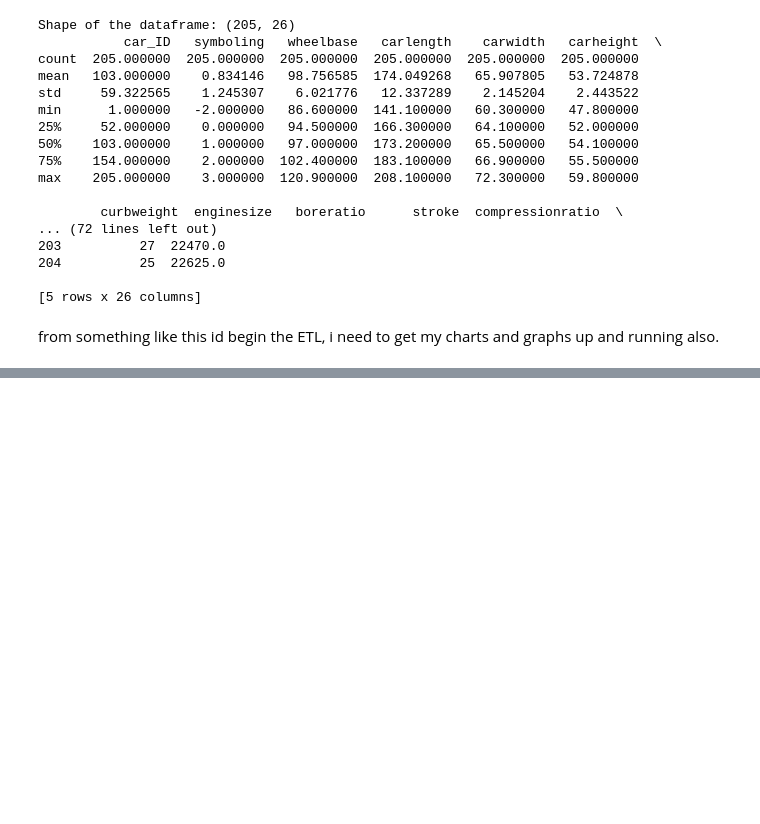
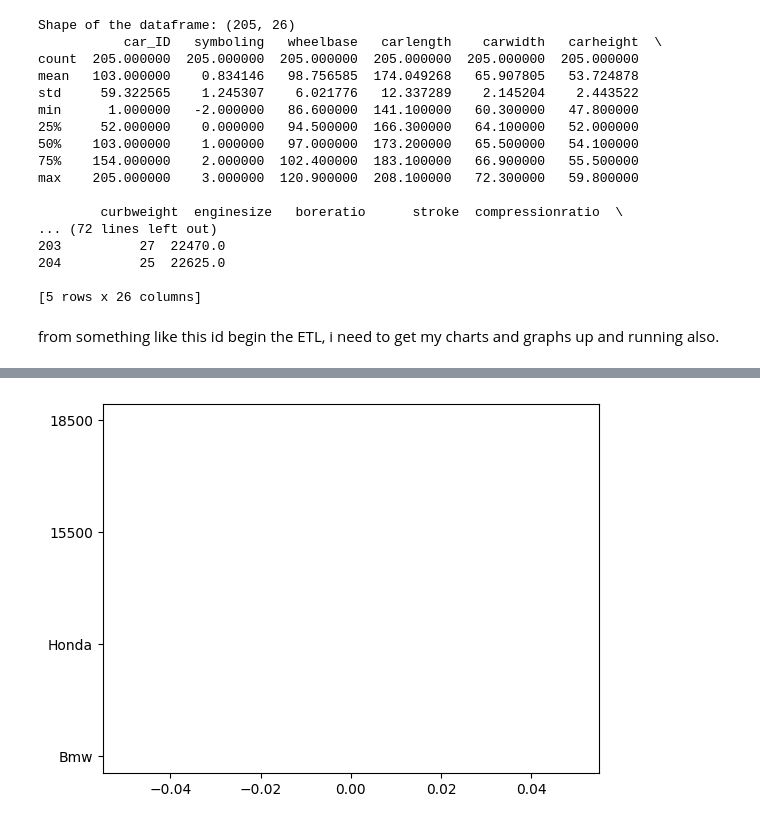
Before and after one commit to Tashaun33/Custom_Data_Findings, a Jupyter notebook: Dataset/backsheet-1.ipynb, the cells around one changed output, grey strips where cells are left out. Cells and saved outputs as stored; diff of their text form; code cells hidden in the pictures; blank space fills up the shorter version.

```diff
--- a/Dataset/backsheet-1.ipynb
+++ b/Dataset/backsheet-1.ipynb
@@ -68,0 +92,9 @@ from something like this id begin the ETL, i need to get my charts and graphs up
+# %%
+
+plt.plot('Bmw')
+plt.plot('Honda')
+plt.plot('15500')
+plt.plot('18500')                  #try adding the parameter 'o' to change from a line to points
+plt.show()
+# %% [output]
+[figure, added]
```
Also changed, not shown: parts of 2 cells of this notebook.
